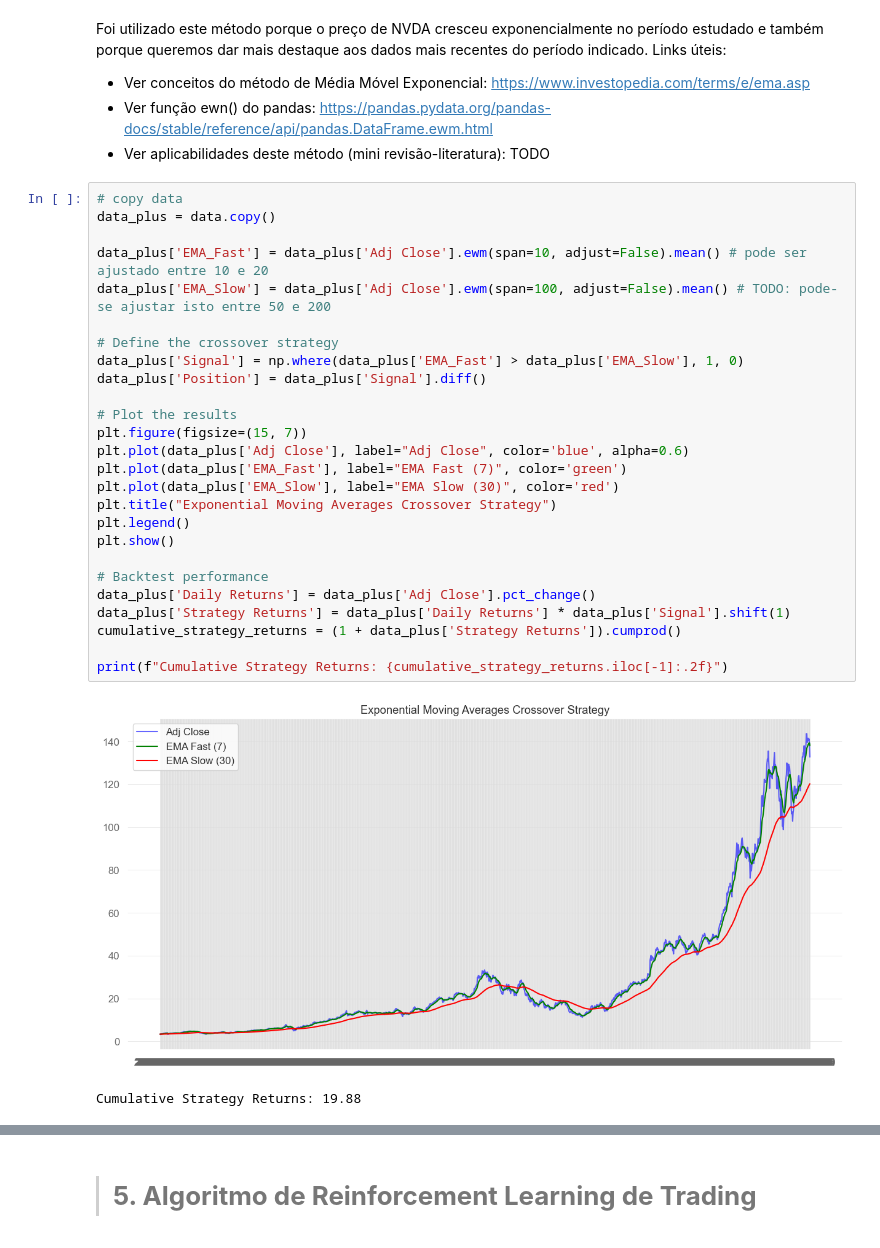
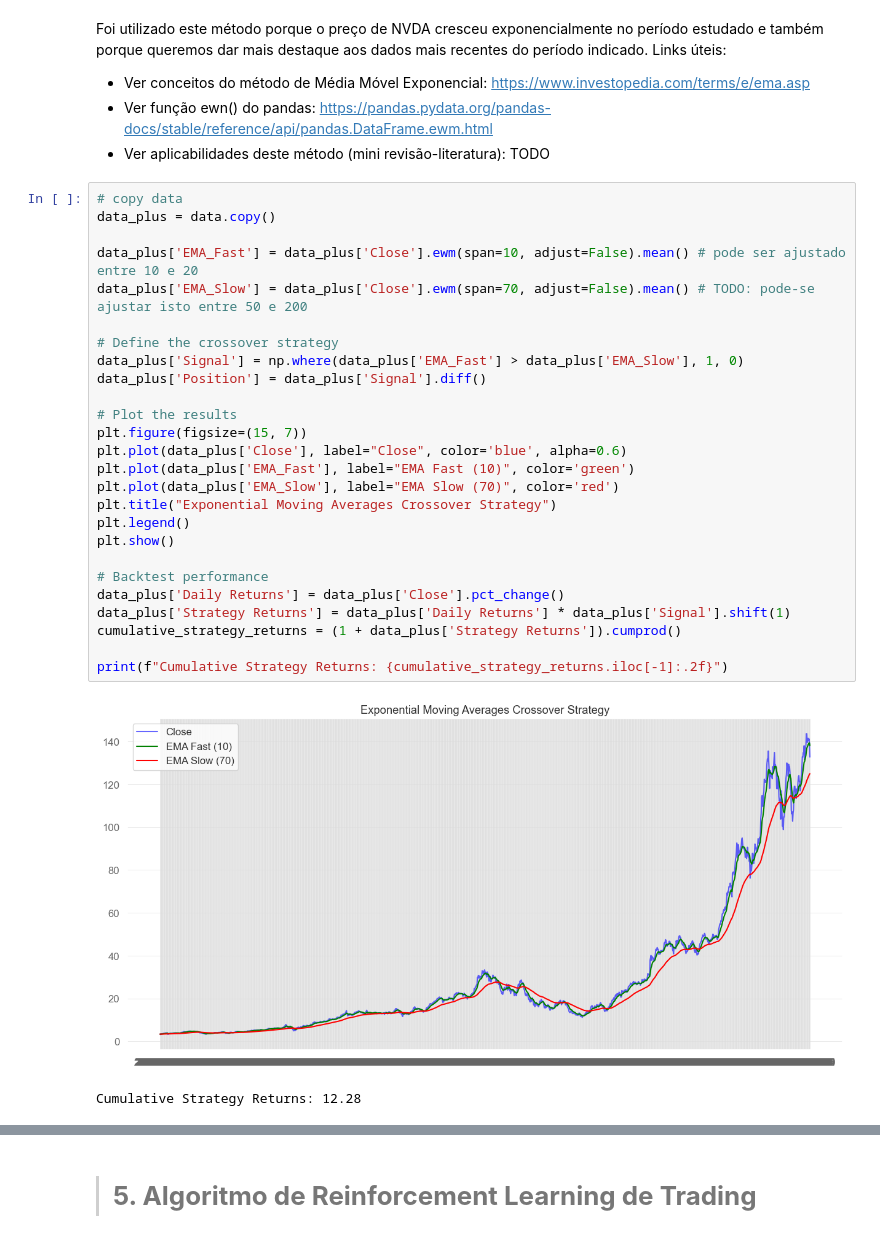
Before and after one commit to JoniFB03/OEOD, a Jupyter notebook: notebooks/Projeto_OEOD-Grupo7.ipynb, the cells around one changed output, grey strips where cells are left out. Cells and saved outputs as stored; diff of their text form.

```diff
--- a/notebooks/Projeto_OEOD-Grupo7.ipynb
+++ b/notebooks/Projeto_OEOD-Grupo7.ipynb
@@ -390,32 +392,32 @@ Links úteis:
 # %%
 # copy data
 data_plus = data.copy()
 
-data_plus['EMA_Fast'] = data_plus['Adj Close'].ewm(span=10, adjust=False).mean() # pode ser ajustado entre 10 e 20
-data_plus['EMA_Slow'] = data_plus['Adj Close'].ewm(span=100, adjust=False).mean() # TODO: pode-se ajustar isto entre 50 e 200
+data_plus['EMA_Fast'] = data_plus['Close'].ewm(span=10, adjust=False).mean() # pode ser ajustado entre 10 e 20
+data_plus['EMA_Slow'] = data_plus['Close'].ewm(span=70, adjust=False).mean() # TODO: pode-se ajustar isto entre 50 e 200
 
 # Define the crossover strategy
 data_plus['Signal'] = np.where(data_plus['EMA_Fast'] > data_plus['EMA_Slow'], 1, 0)
 data_plus['Position'] = data_plus['Signal'].diff()
 
 # Plot the results
 plt.figure(figsize=(15, 7))
-plt.plot(data_plus['Adj Close'], label="Adj Close", color='blue', alpha=0.6)
-plt.plot(data_plus['EMA_Fast'], label="EMA Fast (7)", color='green')
-plt.plot(data_plus['EMA_Slow'], label="EMA Slow (30)", color='red')
+plt.plot(data_plus['Close'], label="Close", color='blue', alpha=0.6)
+plt.plot(data_plus['EMA_Fast'], label="EMA Fast (10)", color='green')
+plt.plot(data_plus['EMA_Slow'], label="EMA Slow (70)", color='red')
 plt.title("Exponential Moving Averages Crossover Strategy")
 plt.legend()
 plt.show()
 
 # Backtest performance
-data_plus['Daily Returns'] = data_plus['Adj Close'].pct_change()
+data_plus['Daily Returns'] = data_plus['Close'].pct_change()
 data_plus['Strategy Returns'] = data_plus['Daily Returns'] * data_plus['Signal'].shift(1)
 cumulative_strategy_returns = (1 + data_plus['Strategy Returns']).cumprod()
 
 print(f"Cumulative Strategy Returns: {cumulative_strategy_returns.iloc[-1]:.2f}")
 # %% [output]
-[figure, old version]
+[figure, new version]
-Cumulative Strategy Returns: 19.88
+Cumulative Strategy Returns: 12.28
 # %%
 data_plus
 # %% [output]
```
Also changed, not shown: parts of 18 cells of this notebook.
